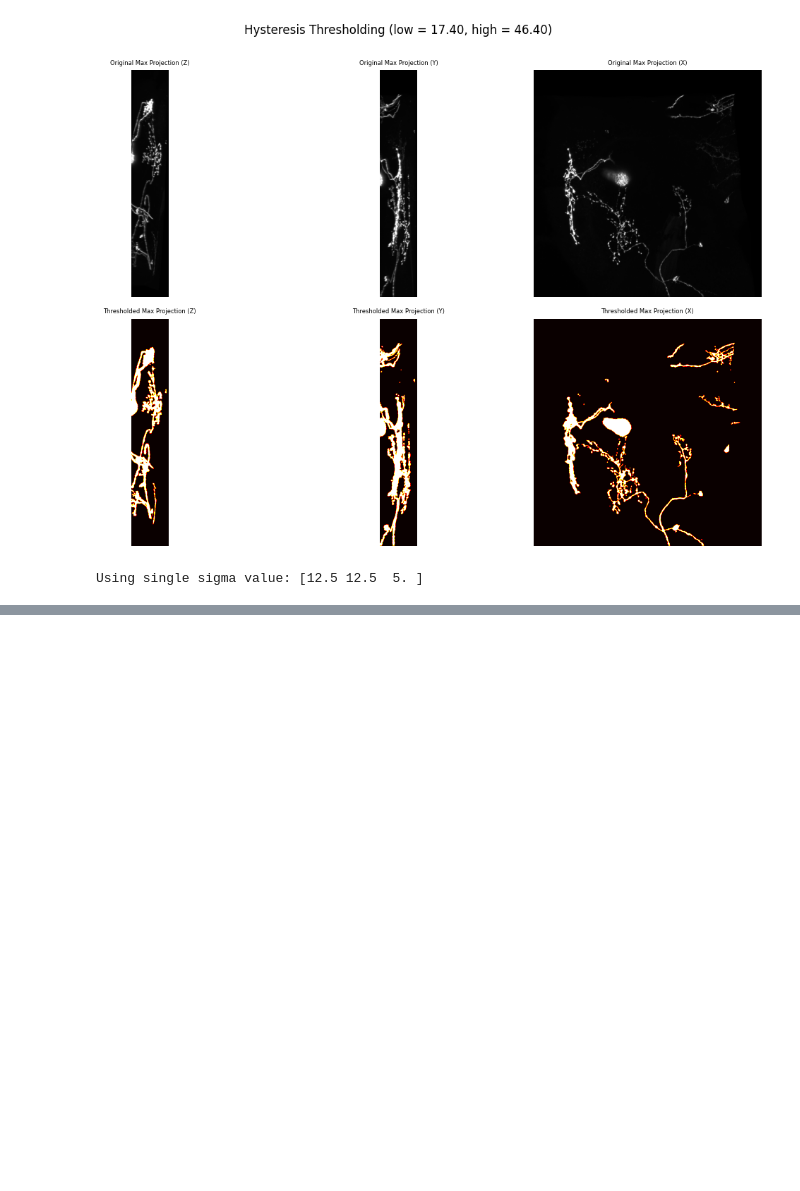
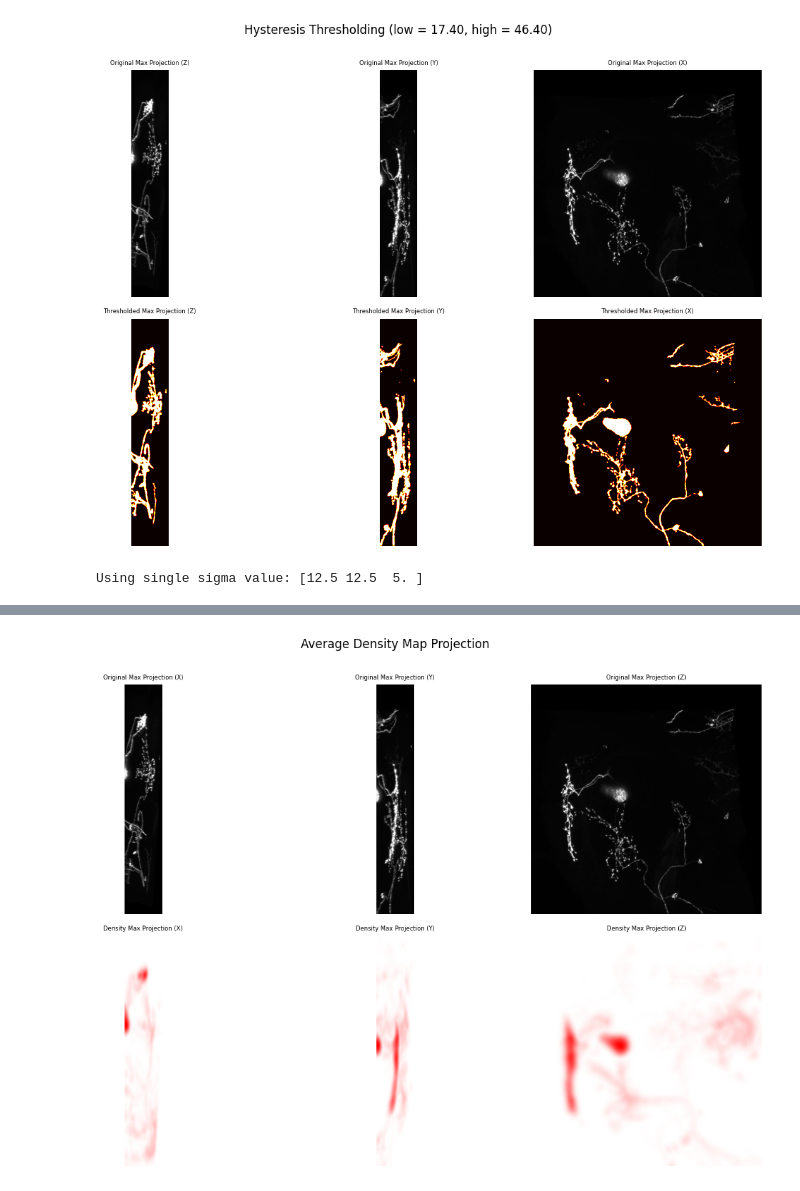
Before and after one commit to Yiijee/flybrain_image_toolkit, a Jupyter notebook: registered_comparison.ipynb, the cells around one changed output, grey strips where cells are left out. Cells and saved outputs as stored; diff of their text form; code cells hidden in the pictures; blank space fills up the shorter version.

Commit message:
Add voxel max

```diff
--- a/registered_comparison.ipynb
+++ b/registered_comparison.ipynb
@@ -205,6 +205,34 @@ def Gaussian_filter_3d(image_3d, sigma=2.5, voxel_size=(1.0, 1.0, 1.0)):
 
     # Apply Gaussian filter with different sigma for each dimension
     return ndimage.gaussian_filter(image_3d, sigma=voxel_sigma)
+
+def average_density_maps(folder_path, output_path=None):
+
+    # Get all nrrd files in the folder
+    nrrd_files = [f for f in os.listdir(folder_path) if f.endswith('.nrrd')]
+    print(f"Found {len(nrrd_files)} nrrd files in the folder.")
+    if not nrrd_files:
+        print("No nrrd files found in the folder.")
+        return
+    # running average to avoid memory issues
+    # initialte by the first file
+    first_file = nrrd_files[0]
+    first_file_path = os.path.join(folder_path, first_file)
+    data, header = read_nrrd(first_file_path)
+    data = hysteresis_3d_threshold(data, low_ratio=0.3, high_ratio=0.8)[0]
+    data = Gaussian_filter_3d(data, sigma=2.5, voxel_size=(0.2, 0.2, 0.5))
+    running_sum = data.astype(np.float32)
+    count = 1
+    for nrrd_file in nrrd_files[1:]:
+        file_path = os.path.join(folder_path, nrrd_file)
+        data, header = read_nrrd(file_path)
+        data = hysteresis_3d_threshold(data, low_ratio=0.3, high_ratio=0.8)[0]
+        data = Gaussian_filter_3d(data, sigma=2.5, voxel_size=(0.2, 0.2, 0.5))
+        running_sum += data.astype(np.float32)
+        count += 1
+    # Calculate the average
+    average_data = running_sum / count
+    return average_data
 # %%
 
 test_file = "./example_data/VPN/Control/warp_2025_03_14_64092_MB334C_VT06_GFPcontrol_PNs488_MB334C_568_ChAT_647_Slide2_Animal3_Right_trial2_ch1.nrrd"
@@ -356,0 +384,4 @@ plt.show()
+# %%
+test_folder = "example_data/VPN/Control"
+
+density_map_avg_control = average_density_maps(test_folder)
@@ -356,0 +397,8 @@ plt.show()
+# %%
+# show the projection of the average density map
+fig4 = visualize_density_map(image_data, density_map_avg_control, z)
+plt.suptitle(f"Average Density Map Projection",
+             x=0.5, y=1.05, fontsize=12)
+plt.show()
+# %% [output]
+[figure, added]
```
Also changed, not shown: parts of 4 cells of this notebook, 14 other files.
